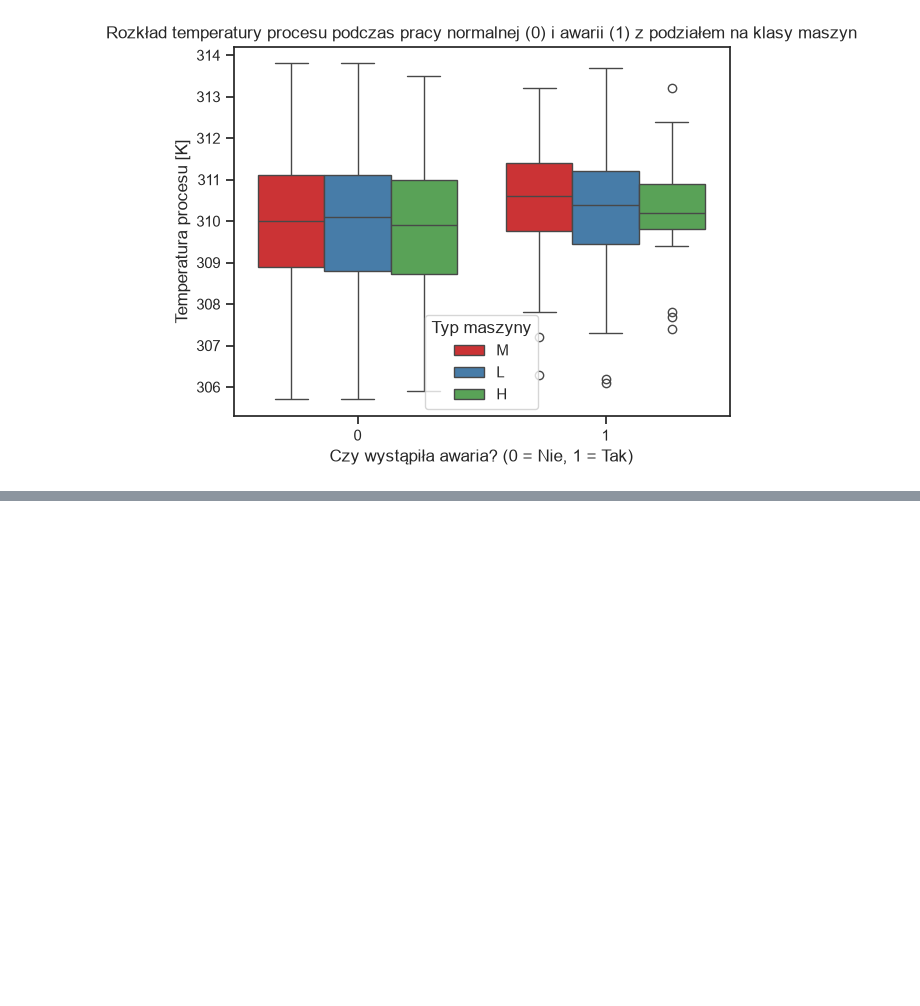
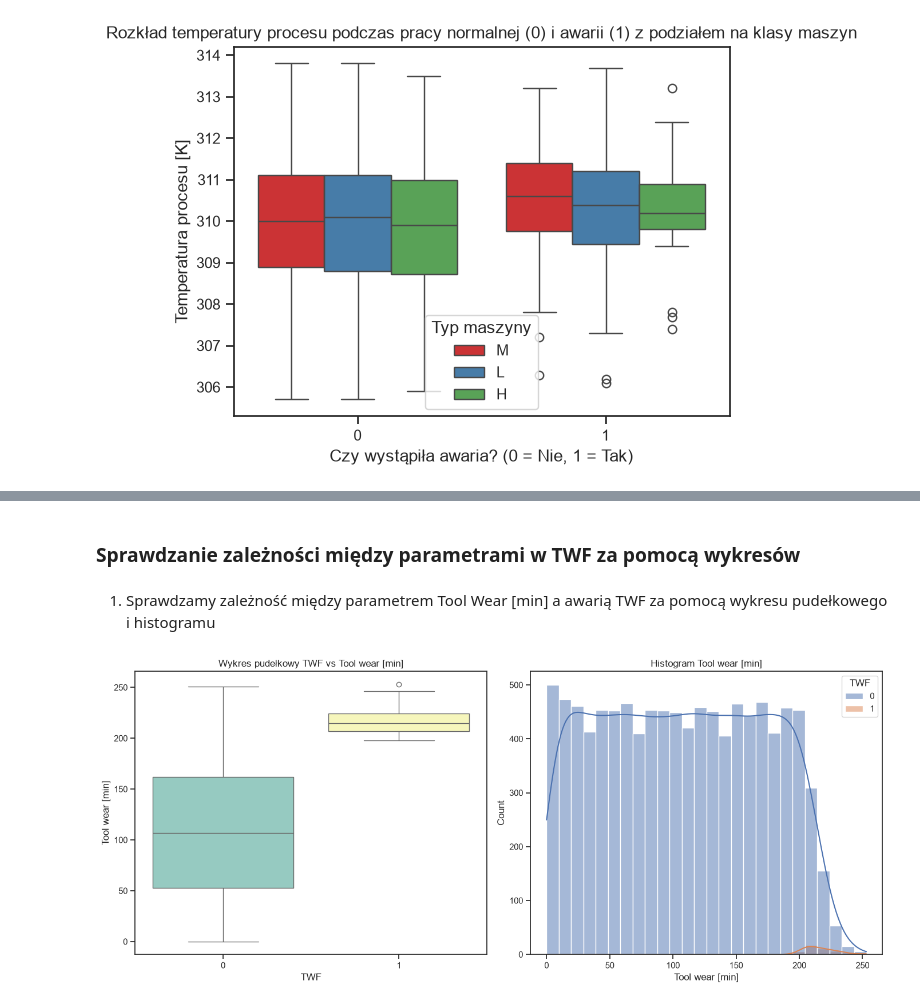
Before and after one commit to KacperKnapek/Machine-failure-prediction, a Jupyter notebook: notebooks/01_eda.ipynb, the cells around one changed output, grey strips where cells are left out. Saved outputs shown, nothing was run; the diff lists cells and outputs as text; code cells hidden in the pictures; blank space fills up the shorter version.

```diff
--- a/notebooks/01_eda.ipynb
+++ b/notebooks/01_eda.ipynb
@@ -120,11 +187,6 @@ Name: count, dtype: int64
 # %% [markdown]
 Sprawdzanie zależności między awarią a temperaturą/tool wear
 # %%
-import pandas as pd
-import matplotlib.pyplot as plt
-import seaborn as sns
-
-df = pd.read_csv('../data/raw/produkcja.csv')
 sns.set_theme(style="whitegrid")
 fig, axes = plt.subplots(1, 2, figsize=(14, 5))
 
@@ -165,14 +227,3 @@ Passing `palette` without assigning `hue` is deprecated and will be removed in v
 [figure]
 # %% [markdown]
 Rozbicie awarii na modele maszyn
-# %%
-import pandas as pd
-
-df = pd.read_csv('../data/raw/produkcja.csv')
-
-crosstab = pd.crosstab(df["Type"], df['Machine failure'])
-
-awaryjnosc = pd.crosstab(df["Type"], df["Machine failure"], normalize ="index") * 100
-
-display(crosstab)
-display(awaryjnosc.round(2))
@@ -218,33 +243,21 @@ plt.show()
 # %% [markdown]
 Sprawdzenie zależności między typem maszyny a powodem awarii
 # %%
-import pandas as pd
-import matplotlib.pyplot as plt
-import seaborn as sns
-
-df = pd.read_csv('../data/raw/produkcja.csv')
 sns.set_theme(style="ticks")
 
-g = sns.FacetGrid(df, col="Type", hue = "Machine failure", palette={0: "lightgray", 1: "red"}, height=5, aspect = 1)
+g = sns.FacetGrid(df, col="Type", hue="Machine failure", palette={0: "lightgray", 1: "red"}, height=5, aspect=1)
 
 g.map(sns.scatterplot, "Rotational speed [rpm]", "Torque [Nm]", alpha=0.7)
 
 g.add_legend(title="Awaria (1 = Tak)")
 g.set_titles("Model maszyny: {col_name}")
 plt.subplots_adjust(top=0.8)
-g.fig.suptitle('Kiedy dochodzi do awarii (czerwone punkty) w zależności od typu maszyny', fontsize=16)
+g.fig.suptitle("Kiedy dochodzi do awarii (czerwone punkty) w zależności od typu maszyny", fontsize=16)
 
 plt.show()
 # %% [output]
 [figure]
 # %%
-import pandas as pd
-import matplotlib.pyplot as plt
-import seaborn as sns
-
-df = pd.read_csv('../data/raw/produkcja.csv')
-
-
 sns.boxplot(x="Machine failure", y = "Process temperature [K]", hue = "Type", data=df, palette="Set1")
 
 plt.title('Rozkład temperatury procesu podczas pracy normalnej (0) i awarii (1) z podziałem na klasy maszyn')
@@ -256,0 +313,8 @@ plt.show()
+# %% [markdown]
+### Sprawdzanie zależności między parametrami w TWF za pomocą wykresów
+# %% [markdown]
+1. Sprawdzamy zależność między parametrem Tool Wear [min] a awarią TWF za pomocą wykresu pudełkowego i histogramu
+# %%
+plot_box_hist(df, "TWF", "Tool wear [min]")
+# %% [output]
+[figure, added]
```
Also changed, not shown: parts of 45 cells of this notebook.
